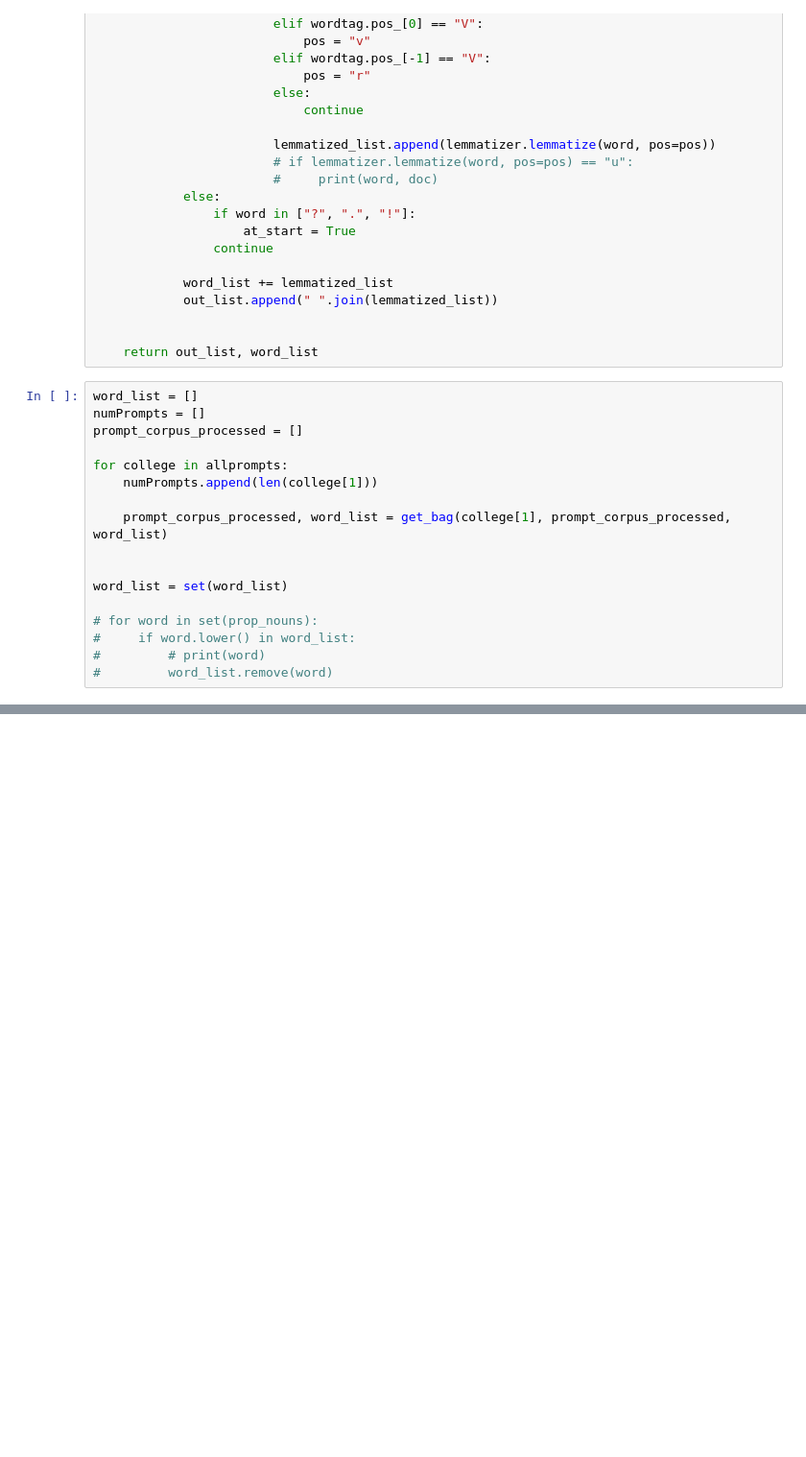
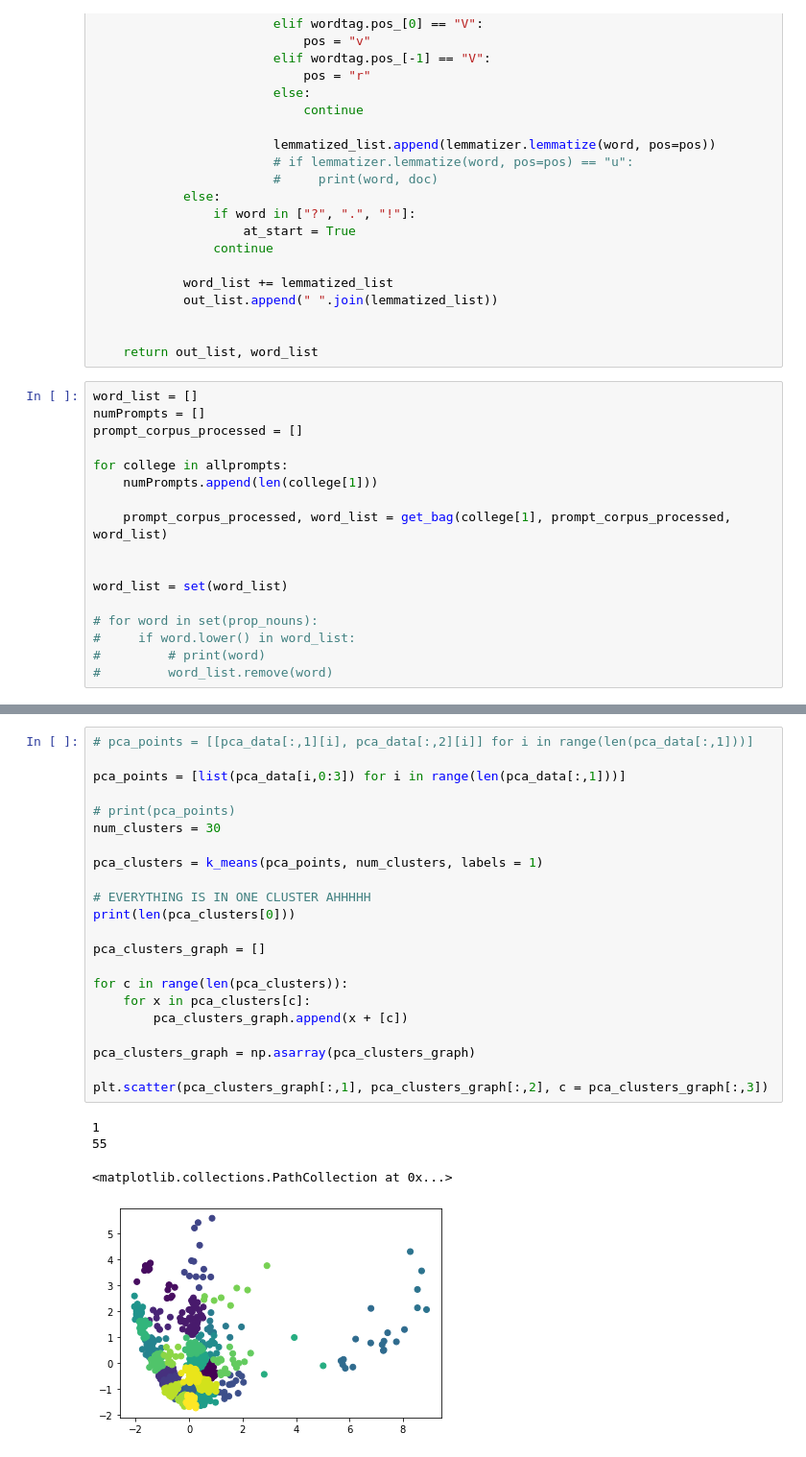
Before and after one commit to vc64/essayGrouping, a Jupyter notebook: essayGroupingSpacy.ipynb, the cells around one changed output, grey strips where cells are left out. Shown at 96% size. Saved outputs shown, nothing was run; the diff lists cells and outputs as text; blank space fills up the shorter version.

```diff
--- a/essayGroupingSpacy.ipynb
+++ b/essayGroupingSpacy.ipynb
@@ -191,0 +402,27 @@ prompt_matrix = np.stack(prompt_vectors, axis=1)
+# %%
+# pca_points = [[pca_data[:,1][i], pca_data[:,2][i]] for i in range(len(pca_data[:,1]))]
+
+pca_points = [list(pca_data[i,0:3]) for i in range(len(pca_data[:,1]))]
+
+# print(pca_points)
+num_clusters = 30
+
+pca_clusters = k_means(pca_points, num_clusters, labels = 1)
+
+# EVERYTHING IS IN ONE CLUSTER AHHHHH
+print(len(pca_clusters[0]))
+
+pca_clusters_graph = []
+
+for c in range(len(pca_clusters)):
+    for x in pca_clusters[c]:
+        pca_clusters_graph.append(x + [c])
+
+pca_clusters_graph = np.asarray(pca_clusters_graph)
+
+plt.scatter(pca_clusters_graph[:,1], pca_clusters_graph[:,2], c = pca_clusters_graph[:,3])
+# %% [output]
+1
+55
+<matplotlib.collections.PathCollection at 0x...>
+[figure, added]
```
Also changed, not shown: parts of 25 cells of this notebook.
